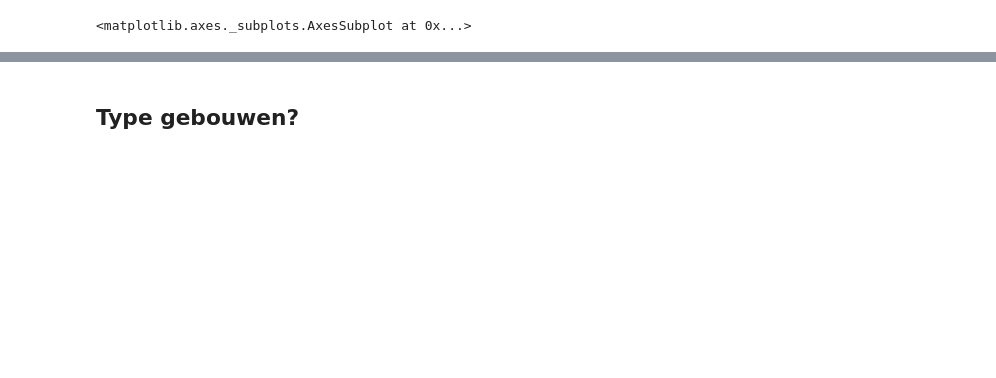
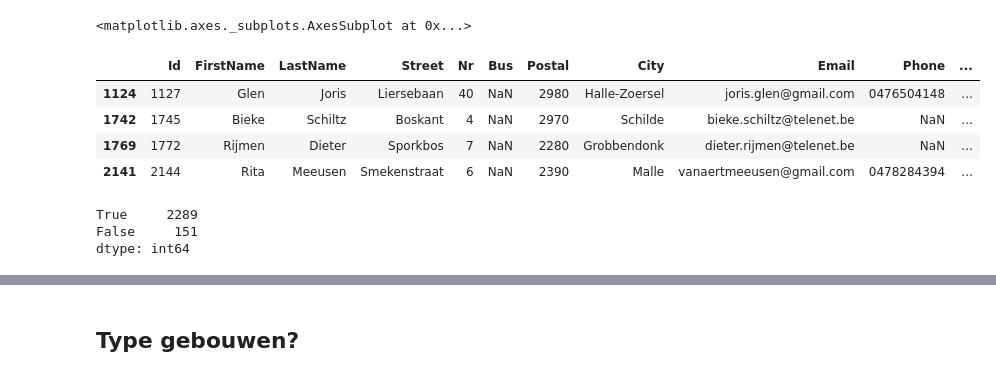
Before and after one commit to gridl/CurieuzeNeuzen, a Jupyter notebook: exploratie_inschrijvingen.ipynb, the cells around one changed output, grey strips where cells are left out. Drawn from its saved outputs; the diff is of its cells as text; code cells hidden in the pictures; blank space fills up the shorter version.

```diff
--- a/exploratie_inschrijvingen.ipynb
+++ b/exploratie_inschrijvingen.ipynb
@@ -46,3 +247,11 @@ data.plot(ax=ax, color='r', zorder=10, alpha=0.5)
 [interactive output not drawn]
 [interactive output not drawn]
 <matplotlib.axes._subplots.AxesSubplot at 0x...>
+# %%
+data[data['Lon'] > 4.6]
+# %% [output]
+|  | Id | FirstName | LastName | Street | Nr | Bus | Postal | City | Email | Phone | ... |
+| 1124 | 1127 | Glen | Joris | Liersebaan | 40 | NaN | 2980 | Halle-Zoersel | joris.glen@gmail.com | 0476504148 | ... |
+| 1742 | 1745 | Bieke | Schiltz | Boskant | 4 | NaN | 2970 | Schilde | bieke.schiltz@telenet.be | NaN | ... |
+| 1769 | 1772 | Rijmen | Dieter | Sporkbos | 7 | NaN | 2280 | Grobbendonk | dieter.rijmen@telenet.be | NaN | ... |
+| 2141 | 2144 | Rita | Meeusen | Smekenstraat | 6 | NaN | 2390 | Malle | vanaertmeeusen@gmail.com | 0478284394 | ... |
@@ -48,0 +260,6 @@ data.plot(ax=ax, color='r', zorder=10, alpha=0.5)
+# %%
+data['v_bord'].value_counts()
+# %% [output]
+True     2289
+False     151
+dtype: int64
```
Also changed, not shown: parts of 54 cells of this notebook, 2 other files.
